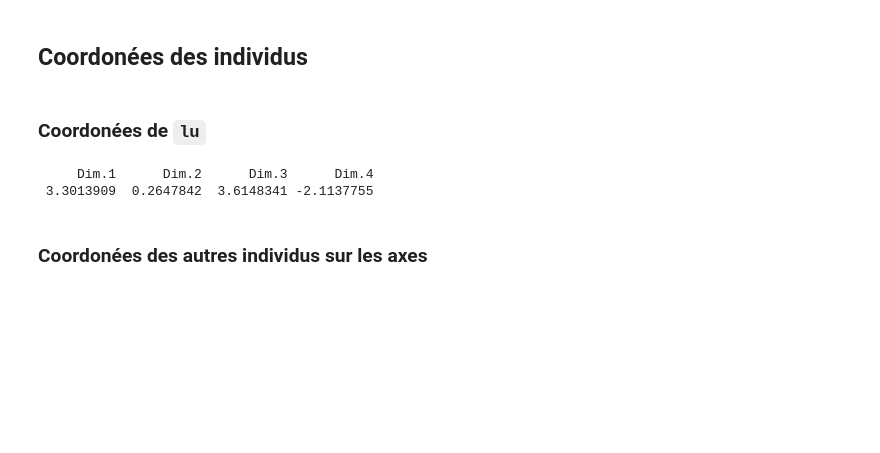
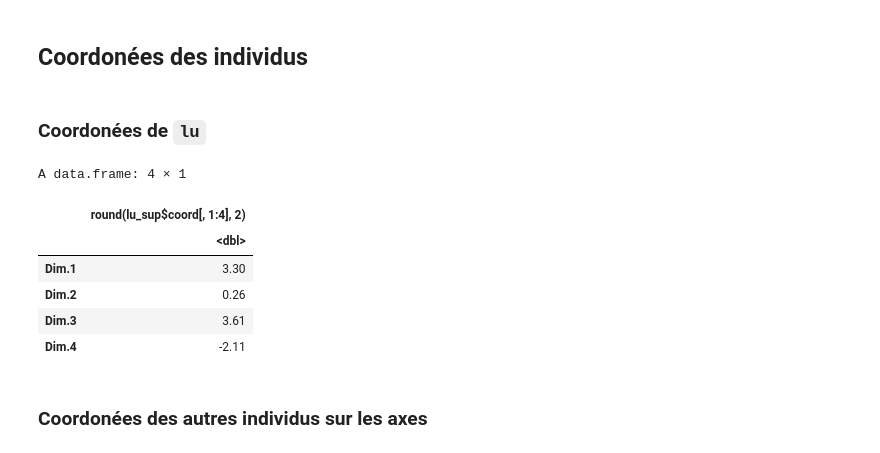
Before and after one commit to pau-anto/MathsForR, a Jupyter notebook: acp/europe_data.ipynb, the cells around one changed output. Drawn from its saved outputs; the diff is of its cells as text; code cells hidden in the pictures; blank space fills up the shorter version.

```diff
--- a/acp/europe_data.ipynb
+++ b/acp/europe_data.ipynb
@@ -426,11 +426,18 @@ A matrix: 9 × 4 of type dbl
 # %%
 # Coordonnées de "lu" en individu supplémentaire
 # predict() projette lu dans l'espace de l'ACP construite sans lui, ce qui en fait un individu supplémentaire.
 lu_sup <- predict(res.pca_lu, newdata = europe["lu", ])
-lu_sup$coord[, 1:4]
+
+lu_coord <- as.data.frame(round(lu_sup$coord[, 1:4], 2))
+lu_coord
 # %% [output]
-     Dim.1      Dim.2      Dim.3      Dim.4
- 3.3013909  0.2647842  3.6148341 -2.1137755
+A data.frame: 4 × 1
+|  | round(lu_sup$coord[, 1:4], 2) |
+|  | <dbl> |
+| Dim.1 | 3.30 |
+| Dim.2 | 0.26 |
+| Dim.3 | 3.61 |
+| Dim.4 | -2.11 |
 # %% [markdown]
 ### Coordonées des autres individus sur les axes
 # %%
```
Also changed, not shown: parts of 14 cells of this notebook.
